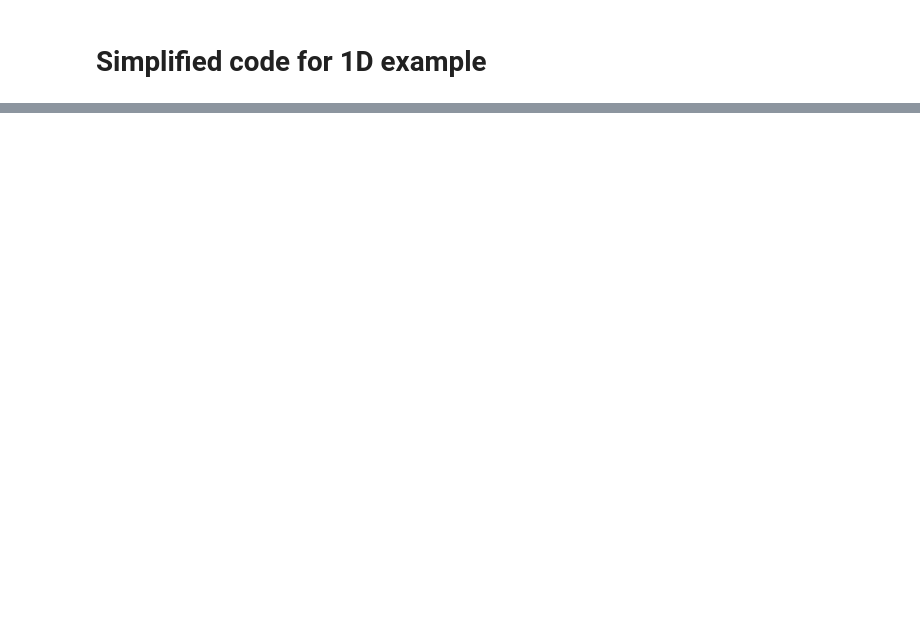
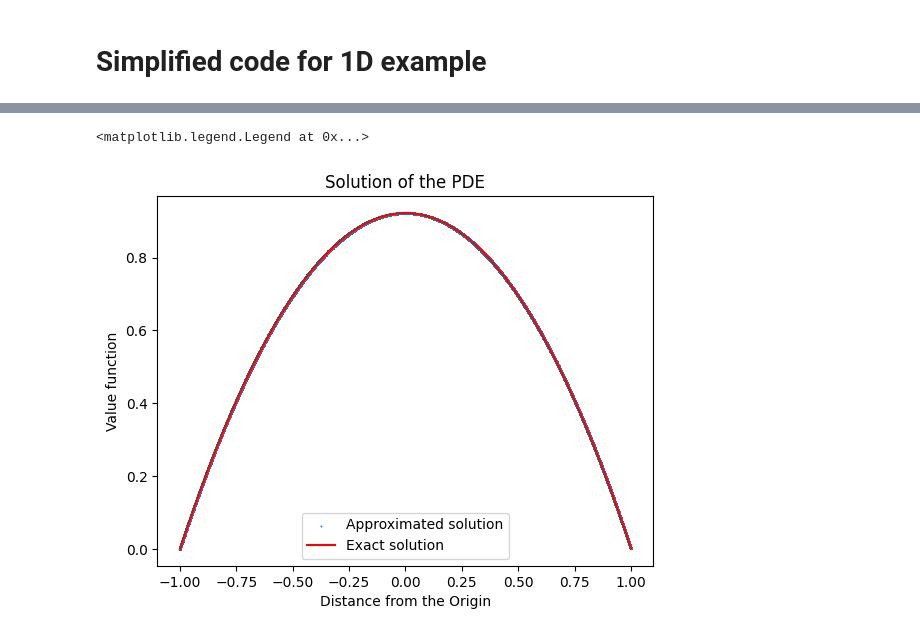
Before and after one commit to pxyWaterMoon/QPDE, a Jupyter notebook: Q_PDE_1D.ipynb, the cells around one changed output, grey strips where cells are left out. Saved outputs shown, nothing was run; the diff lists cells and outputs as text; code cells hidden in the pictures; blank space fills up the shorter version.

```diff
--- a/Q_PDE_1D.ipynb
+++ b/Q_PDE_1D.ipynb
@@ -188,9 +197,10 @@ fig1 = plt.plot(axis[400:600], log_loss_list[400:600],'blue')
 # %%
+
 # Plotting part 1: # Check if the approximator is symmetric
-Nmc = 400
-mesh = 1000
+Nmc = 800
+mesh = 2000
 
-test_axis = [i/mesh for i in range(1,mesh+1)]
+test_axis = [-1.0 + 2.0*i/mesh for i in range(mesh)]
 relative_err_list = []
 approx_list = []
 sq_list = []
@@ -198,9 +208,10 @@ exact_list = []
 
 radius = 1.0
 for x in test_axis:
-  exact = (1 - iv(2, sqrt(2*gamma)*x)/(x*x*iv(2, sqrt(2*gamma))))/gamma
+  # exact = (1 - iv(2, sqrt(2*gamma)*x)/(x*x*iv(2, sqrt(2*gamma))))/gamma
+  exact = (1 - (exp(sqrt(2*gamma)*x) + exp(-sqrt(2*gamma)*x))/(exp(sqrt(2*gamma)) + exp(-sqrt(2*gamma))))/gamma
   exact_list.append(exact)
-  test_source = random.normal(0, 1, size=(Nmc//10, dim))
+  test_source = random.normal(-1, 1, size=(Nmc//10, dim))
   test_source = torch.Tensor(test_source)
   test_source = normalize(test_source, p=2.0)
   test_source = x * test_source
@@ -218,10 +229,9 @@ for x in test_axis:
 # Tensor reshape
   test_out_r =  torch.reshape(test_out, (-1,)).to(device)
   test_l = test_out_r*eta(test_grid)
-
-  sq_list.append(float(torch.dot(test_l-exact, test_l-exact)))
-  relative_err_list.append(float(torch.max(abs(exact - test_l)/exact)))
-  #relative_err_list.append(100*float(torch.mean(abs(exact - test_l))))
+  sq_list.append(float(torch.max(test_l-exact) * torch.max(test_l-exact)))
+  # relative_err_list.append(float(torch.max(abs((exact - test_l)/exact))))
+  relative_err_list.append(float(torch.mean(abs(((exact - test_l)/exact)))))
   approx_list.append(float(torch.mean(test_l)))
 # %%
 # Plotting part 2
@@ -255,23 +265,26 @@ for x in scatter_axis:
 # %%
 # Exact vs Approximate
 fig = plt.figure()
 ax = fig.add_subplot()
 ax.set_xlabel('Distance from the Origin')
 ax.set_ylabel('Value function')
 ax.set_title('Solution of the PDE')
 ax.scatter(scatter_axis, approx_list, s= .2, label = 'Approximated solution')
 ax.plot(test_axis, exact_list,'red', label = 'Exact solution')
 ax.legend()
-axins = ax.inset_axes([0.05,0.05, 0.5, 0.5])
-scatter_data_zoom = [approx_list[i] for i in range(len(scatter_axis)) if (0.48 < scatter_axis[i]  < 0.51)]
-scatter_axis_zoom = [item for item in scatter_axis if (0.48 < item < 0.51)]
-line_data_zoom = [exact_list[i] for i in range(len(test_axis)) if (0.48 < test_axis[i] < 0.51)]
-line_axis_zoom = [item for item in test_axis if (0.48 < item < 0.51)]
-axins.scatter(scatter_axis_zoom, scatter_data_zoom, s=.1)
-axins.plot(line_axis_zoom, line_data_zoom, 'red')
-axins.set_xticks([])
-axins.set_yticks([])
-ax.indicate_inset_zoom(axins)
+# axins = ax.inset_axes([0.05,0.05, 0.5, 0.5])
+# scatter_data_zoom = [approx_list[i] for i in range(len(scatter_axis)) if (0.48 < scatter_axis[i]  < 0.51)]
+# scatter_axis_zoom = [item for item in scatter_axis if (0.48 < item < 0.51)]
+# line_data_zoom = [exact_list[i] for i in range(len(test_axis)) if (0.48 < test_axis[i] < 0.51)]
+# line_axis_zoom = [item for item in test_axis if (0.48 < item < 0.51)]
+# axins.scatter(scatter_axis_zoom, scatter_data_zoom, s=.1)
+# axins.plot(line_axis_zoom, line_data_zoom, 'red')
+# axins.set_xticks([])
+# axins.set_yticks([])
+# ax.indicate_inset_zoom(axins)
+# %% [output]
+<matplotlib.legend.Legend at 0x...>
+[figure, added]
 # %%
 # Mean square error
 plt.xlabel('Distance from the Origin')
```
Also changed, not shown: parts of 9 cells of this notebook, 2 other files.
